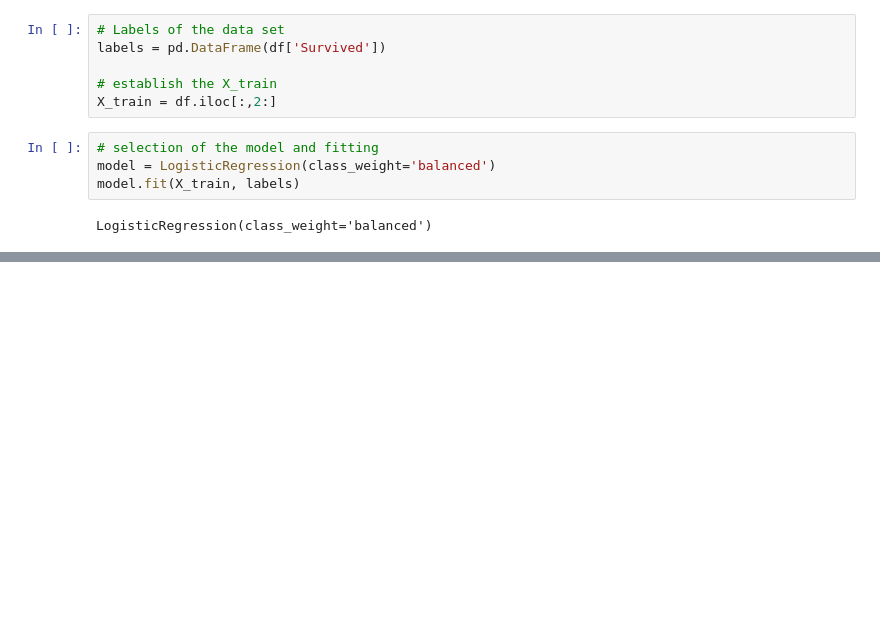
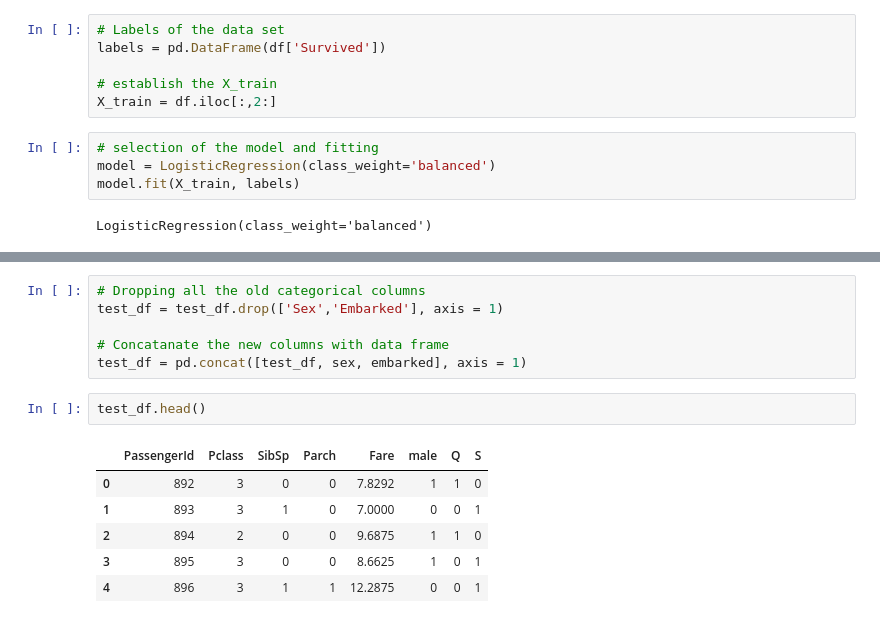
Before and after one commit to thisalmadu/ReDI, a Jupyter notebook: Logistic_regression.ipynb, the cells around one changed output, grey strips where cells are left out. Drawn from its saved outputs; the diff is of its cells as text; blank space fills up the shorter version.

```diff
--- a/Logistic_regression.ipynb
+++ b/Logistic_regression.ipynb
@@ -101,0 +131,15 @@ LogisticRegression(class_weight='balanced')
+# %%
+# Dropping all the old categorical columns
+test_df = test_df.drop(['Sex','Embarked'], axis = 1)
+
+# Concatanate the new columns with data frame
+test_df = pd.concat([test_df, sex, embarked], axis = 1)
+# %%
+test_df.head()
+# %% [output]
+|  | PassengerId | Pclass | SibSp | Parch | Fare | male | Q | S |
+| 0 | 892 | 3 | 0 | 0 | 7.8292 | 1 | 1 | 0 |
+| 1 | 893 | 3 | 1 | 0 | 7.0000 | 0 | 0 | 1 |
+| 2 | 894 | 2 | 0 | 0 | 9.6875 | 1 | 1 | 0 |
+| 3 | 895 | 3 | 0 | 0 | 8.6625 | 1 | 0 | 1 |
+| 4 | 896 | 3 | 1 | 1 | 12.2875 | 0 | 0 | 1 |
```
Also changed, not shown: parts of 10 cells of this notebook.
